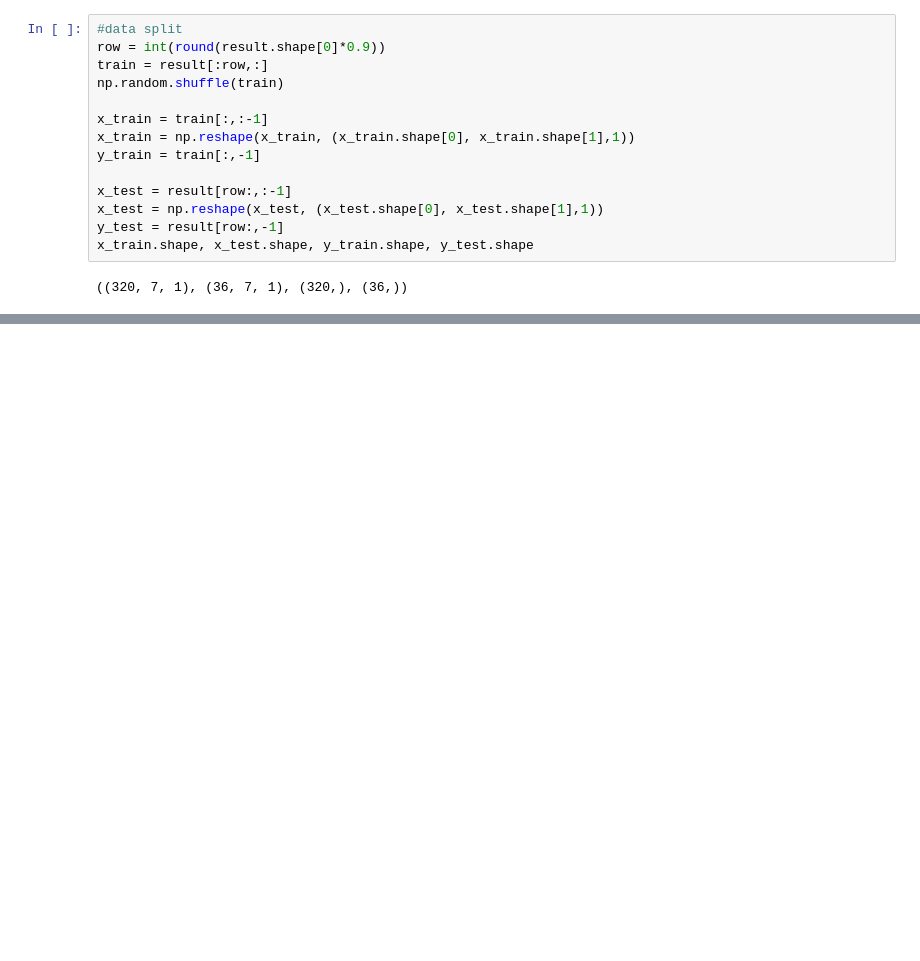
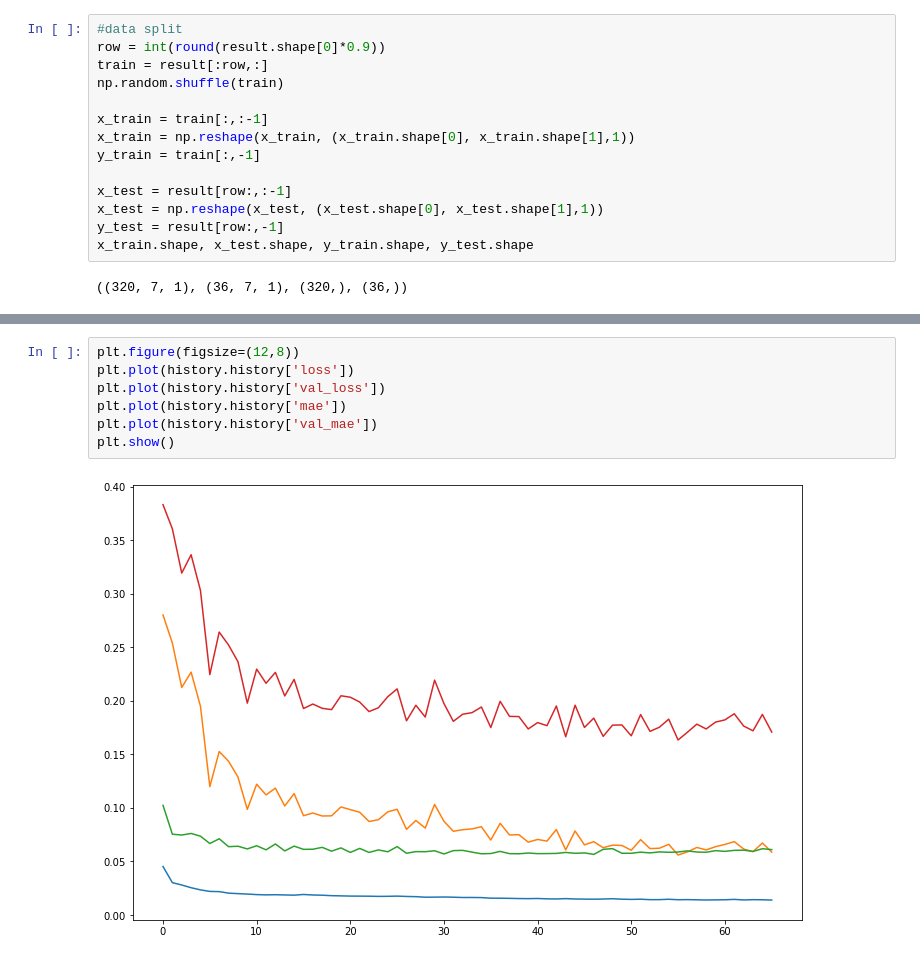
Before and after one commit to jw0245/Coin_prediction, a Jupyter notebook: Coin_prediction_project/MediBloc.ipynb, the cells around one changed output, grey strips where cells are left out. Cells and saved outputs as stored; diff of their text form; blank space fills up the shorter version.

```diff
--- a/Coin_prediction_project/MediBloc.ipynb
+++ b/Coin_prediction_project/MediBloc.ipynb
@@ -124,3 +131,12 @@ Epoch 200/200
+# %%
+plt.figure(figsize=(12,8))
+plt.plot(history.history['loss'])
+plt.plot(history.history['val_loss'])
+plt.plot(history.history['mae'])
+plt.plot(history.history['val_mae'])
+plt.show()
+# %% [output]
+[figure, added]
 # %%
 pred = model.predict(x_test)
 
```
Also changed, not shown: parts of 6 cells of this notebook.
